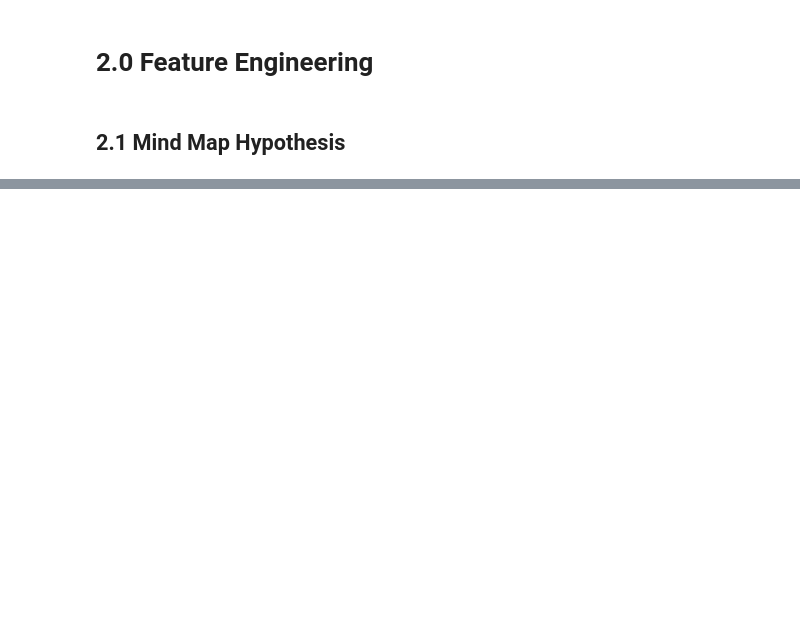
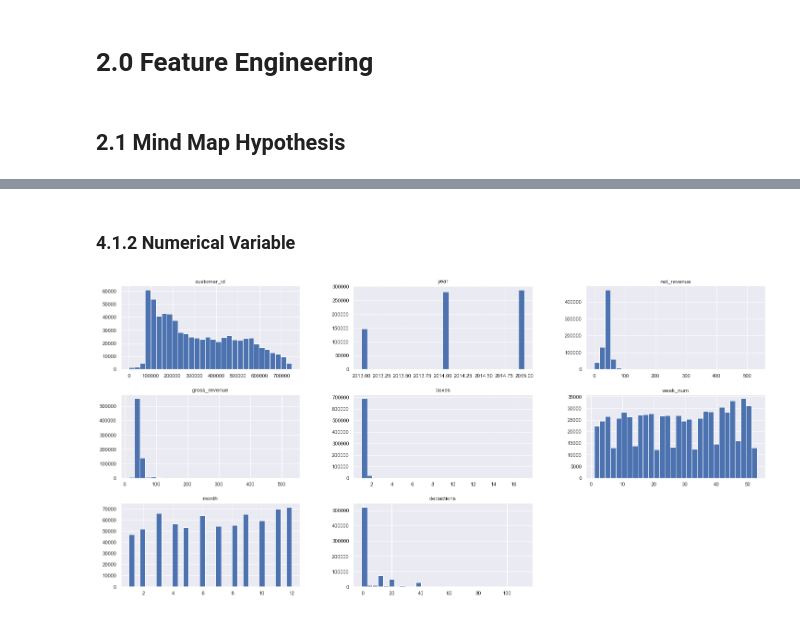
Before and after one commit to KaissonFerreira/forecast_net_revenue, a Jupyter notebook: notebooks/1.0_kf_eda.ipynb, the cells around one changed output, grey strips where cells are left out. Cells and saved outputs as stored; diff of their text form; code cells hidden in the pictures; blank space fills up the shorter version.

```diff
--- a/notebooks/1.0_kf_eda.ipynb
+++ b/notebooks/1.0_kf_eda.ipynb
@@ -231,0 +301,6 @@ df2 = df1.copy()
+# %% [markdown]
+### 4.1.2 Numerical Variable
+# %%
+num_attributes.hist(bins=30);
+# %% [output]
+[figure, added]
```
Also changed, not shown: parts of 37 cells of this notebook.
